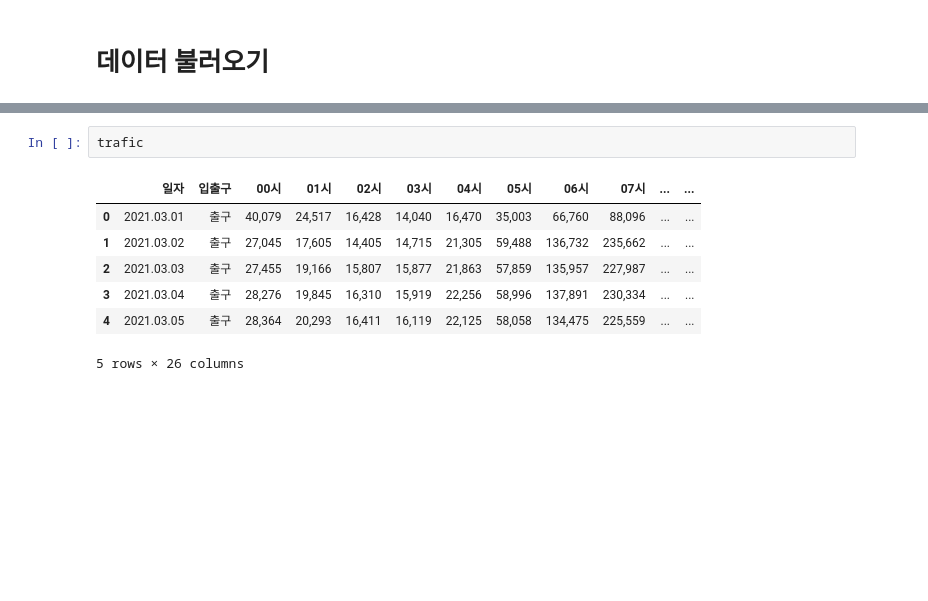
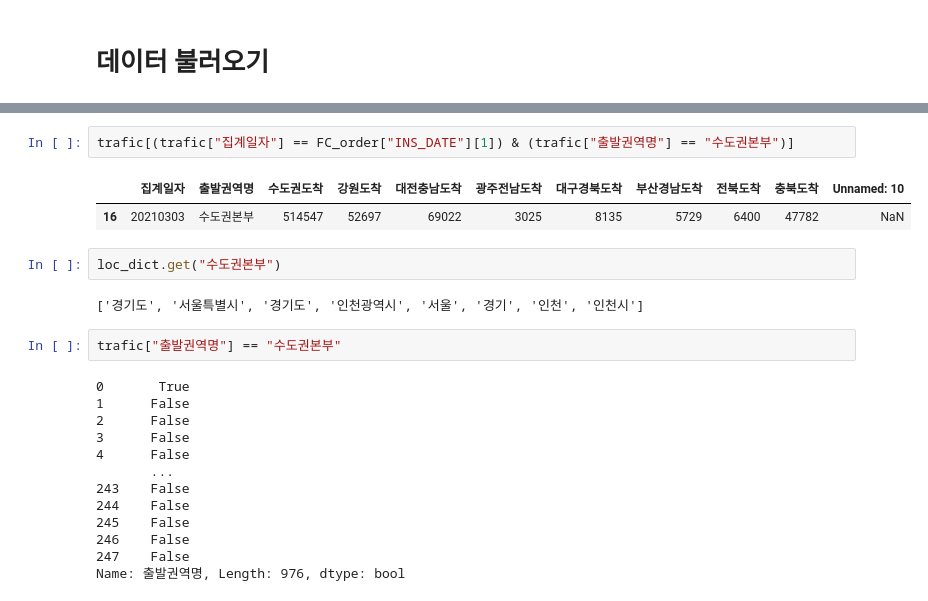
Before and after one commit to GeonHyeock/2021_Second_semester, a Jupyter notebook: Inbig_project/교통량.ipynb, the cells around one changed output, grey strips where cells are left out. Drawn from its saved outputs; the diff is of its cells as text; blank space fills up the shorter version.

```diff
--- a/Inbig_project/교통량.ipynb
+++ b/Inbig_project/교통량.ipynb
@@ -25,10 +109,24 @@ for i in range(len(file_list)):
+# %%
+trafic[(trafic["집계일자"] == FC_order["INS_DATE"][1]) & (trafic["출발권역명"] == "수도권본부")]
+# %% [output]
+|  | 집계일자 | 출발권역명 | 수도권도착 | 강원도착 | 대전충남도착 | 광주전남도착 | 대구경북도착 | 부산경남도착 | 전북도착 | 충북도착 | Unnamed: 10 |
+| 16 | 20210303 | 수도권본부 | 514547 | 52697 | 69022 | 3025 | 8135 | 5729 | 6400 | 47782 | NaN |
+# %%
+loc_dict.get("수도권본부")
+# %% [output]
+['경기도', '서울특별시', '경기도', '인천광역시', '서울', '경기', '인천', '인천시']
 # %%
-trafic
+trafic["출발권역명"] == "수도권본부"
 # %% [output]
-|  | 일자 | 입출구 | 00시 | 01시 | 02시 | 03시 | 04시 | 05시 | 06시 | 07시 | ... | ... |
-| 0 | 2021.03.01 | 출구 | 40,079 | 24,517 | 16,428 | 14,040 | 16,470 | 35,003 | 66,760 | 88,096 | ... | ... |
-| 1 | 2021.03.02 | 출구 | 27,045 | 17,605 | 14,405 | 14,715 | 21,305 | 59,488 | 136,732 | 235,662 | ... | ... |
-| 2 | 2021.03.03 | 출구 | 27,455 | 19,166 | 15,807 | 15,877 | 21,863 | 57,859 | 135,957 | 227,987 | ... | ... |
-| 3 | 2021.03.04 | 출구 | 28,276 | 19,845 | 16,310 | 15,919 | 22,256 | 58,996 | 137,891 | 230,334 | ... | ... |
-| 4 | 2021.03.05 | 출구 | 28,364 | 20,293 | 16,411 | 16,119 | 22,125 | 58,058 | 134,475 | 225,559 | ... | ... |
-5 rows × 26 columns
+0       True
+1      False
+2      False
+3      False
+4      False
+       ...
+243    False
+244    False
+245    False
+246    False
+247    False
+Name: 출발권역명, Length: 976, dtype: bool
```
Also changed, not shown: parts of 13 cells of this notebook.
